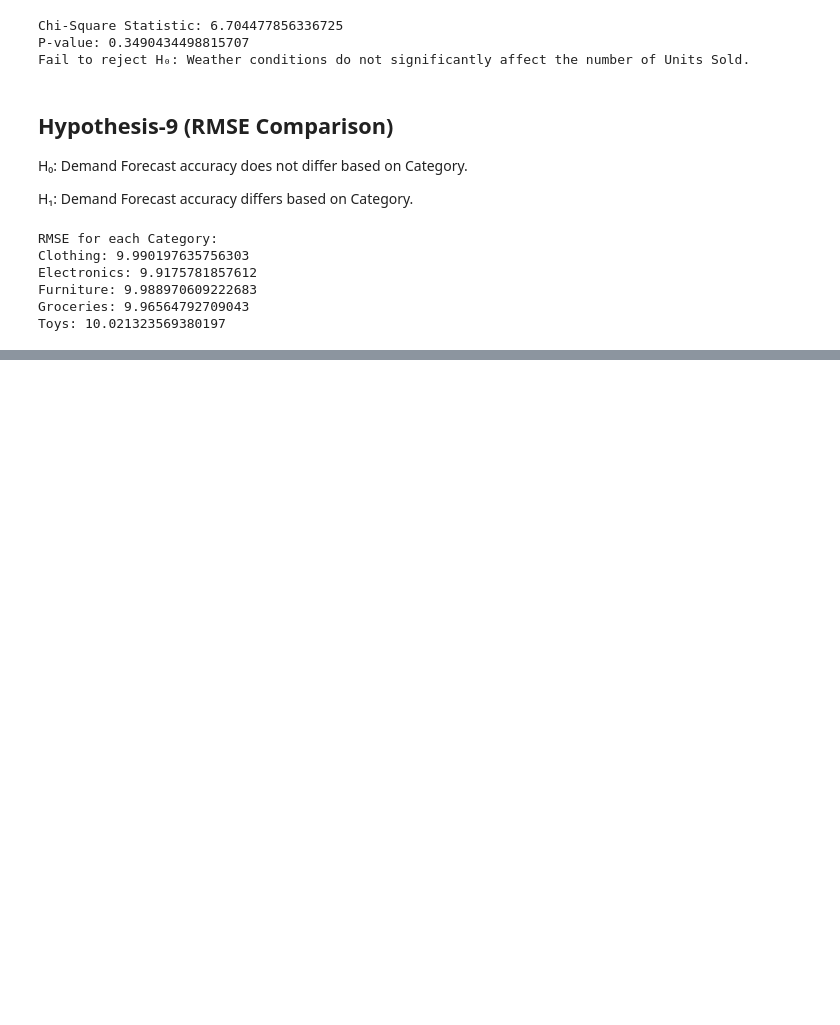
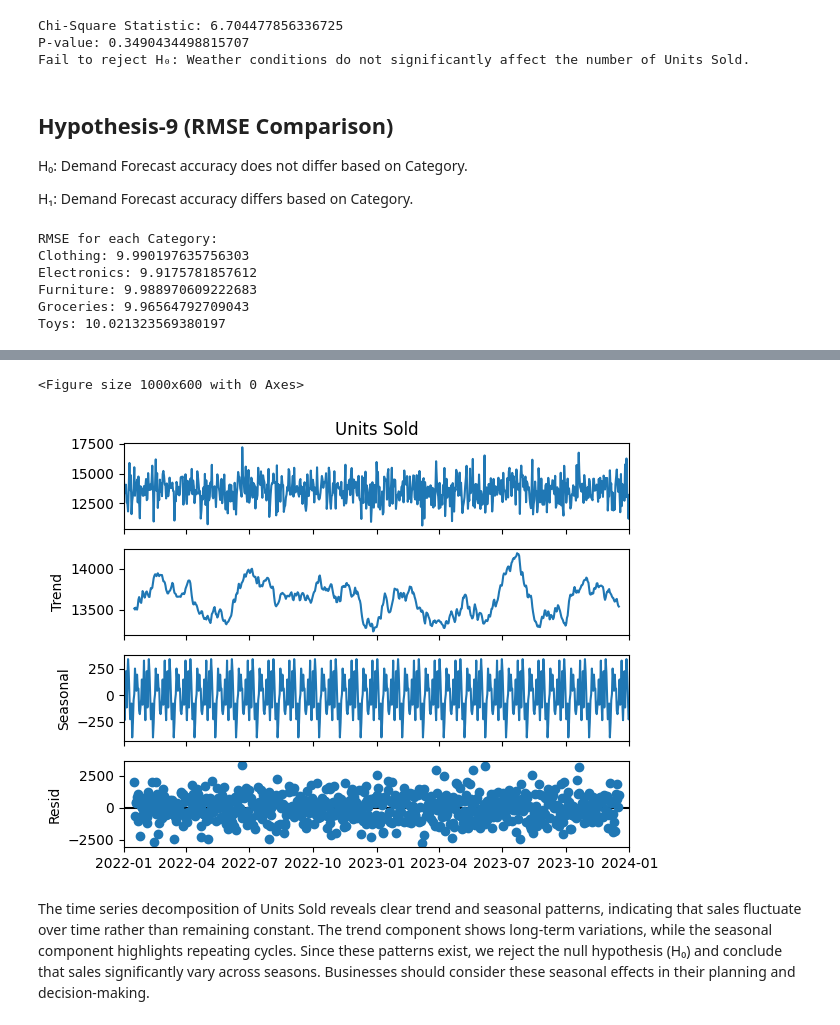
Before and after one commit to sanjana514/Research_Paper, a Jupyter notebook: Hypothesis_Part_Only.ipynb, the cells around one changed output, grey strips where cells are left out. Saved outputs shown, nothing was run; the diff lists cells and outputs as text; code cells hidden in the pictures; blank space fills up the shorter version.

```diff
--- a/Hypothesis_Part_Only.ipynb
+++ b/Hypothesis_Part_Only.ipynb
@@ -392,0 +424,26 @@ Toys: 10.021323569380197
+# %%
+import pandas as pd
+import matplotlib.pyplot as plt
+from statsmodels.tsa.seasonal import seasonal_decompose
+
+# Convert 'Date' column to datetime format
+df_capped["Date"] = pd.to_datetime(df_capped["Date"])
+
+# Aggregate sales data by date (sum of Units Sold per day)
+df_sales = df_capped.groupby("Date")["Units Sold"].sum().reset_index()
+
+# Set Date as index
+df_sales.set_index("Date", inplace=True)
+
+# Perform Time Series Decomposition
+decomposition = seasonal_decompose(df_sales["Units Sold"], model="additive", period=30)  # Assuming monthly seasonality
+
+# Plot the decomposition
+plt.figure(figsize=(10, 6))
+decomposition.plot()
+plt.show()
+# %% [output]
+<Figure size 1000x600 with 0 Axes>
+[figure, added]
+# %% [markdown]
+The time series decomposition of Units Sold reveals clear trend and seasonal patterns, indicating that sales fluctuate over time rather than remaining constant. The trend component shows long-term variations, while the seasonal component highlights repeating cycles. Since these patterns exist, we reject the null hypothesis (H₀) and conclude that sales significantly vary across seasons. Businesses should consider these seasonal effects in their planning and decision-making.
```
Also changed, not shown: parts of 19 cells of this notebook.
